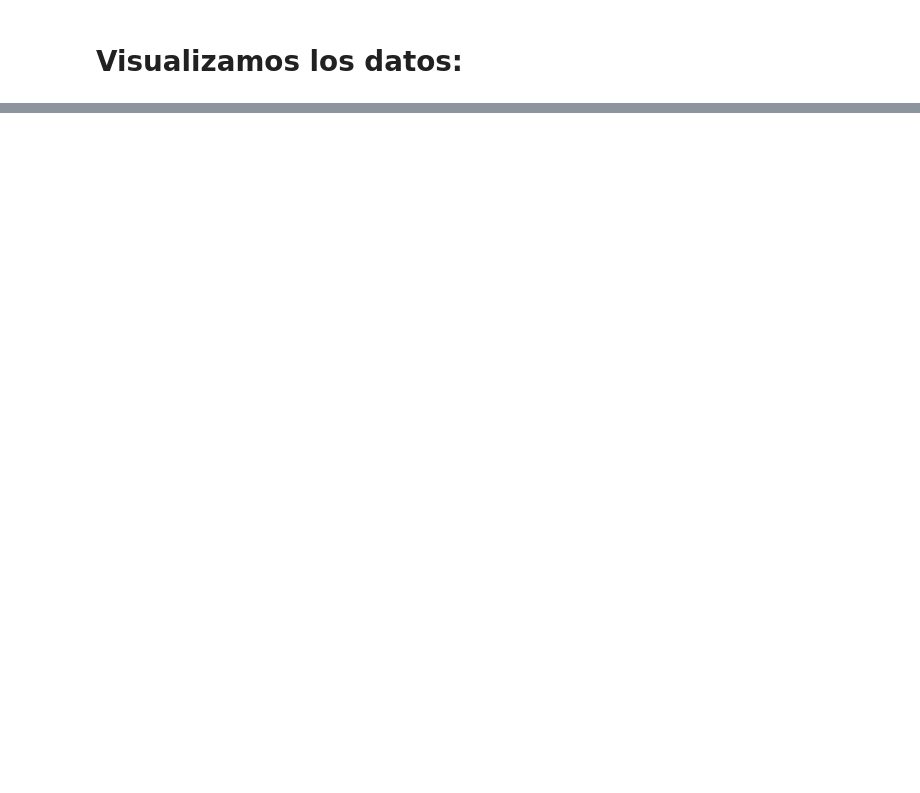
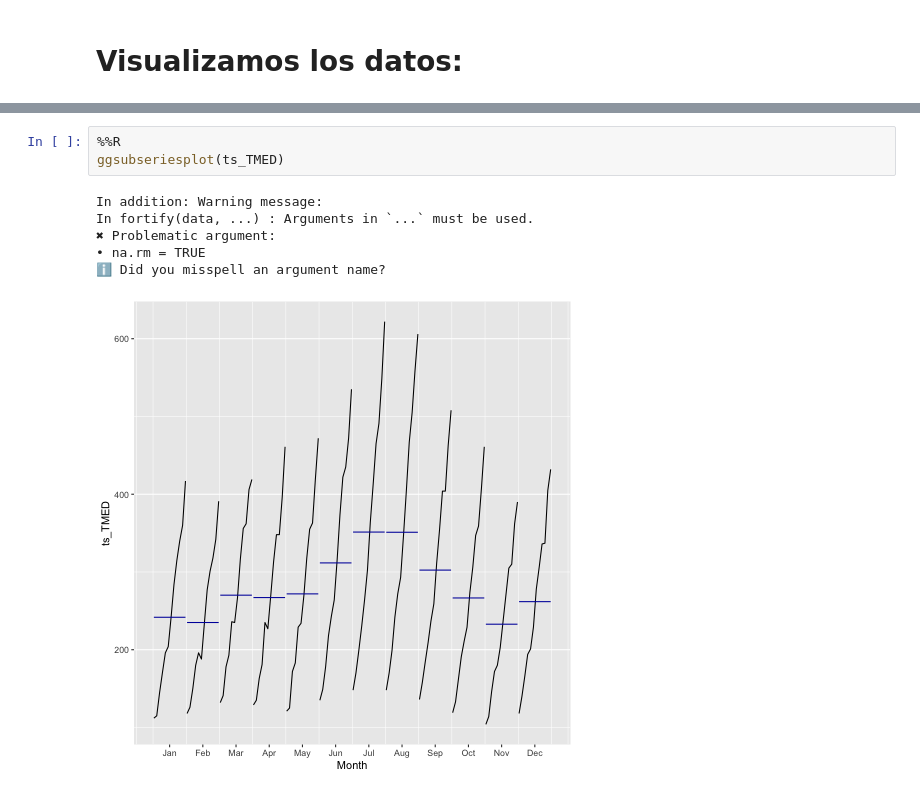
Before and after one commit to Arturo-Hernanz-CM/analisis_datos_modelo_series_temporales_pasajeros_avion, a Jupyter notebook: modelo_series.ipynb, the cells around one changed output, grey strips where cells are left out. Cells and saved outputs as stored; diff of their text form; blank space fills up the shorter version.

```diff
--- a/modelo_series.ipynb
+++ b/modelo_series.ipynb
@@ -67,0 +107,10 @@ autoplot(ts_TMED)
+# %%
+%%R
+ggsubseriesplot(ts_TMED)
+# %% [output]
+In addition: Warning message:
+In fortify(data, ...) : Arguments in `...` must be used.
+✖ Problematic argument:
+• na.rm = TRUE
+ℹ Did you misspell an argument name?
+[figure, added]
```
Also changed, not shown: parts of 22 cells of this notebook, 2 other files.
